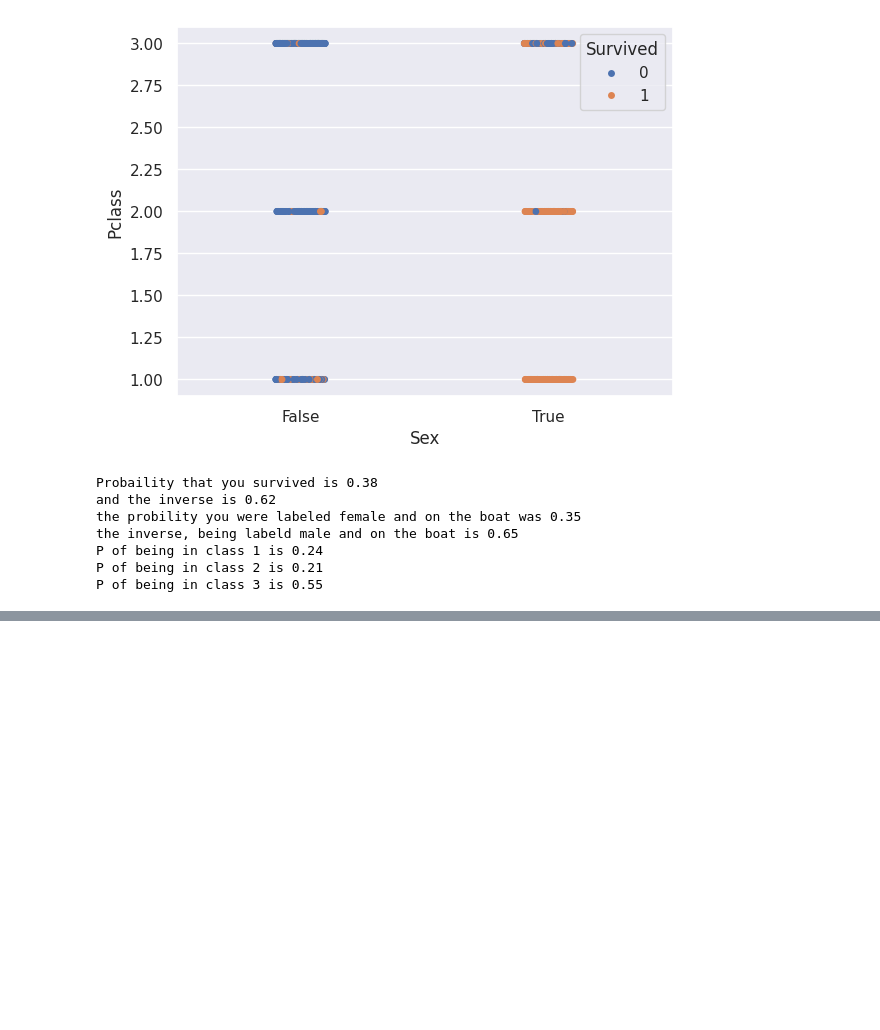
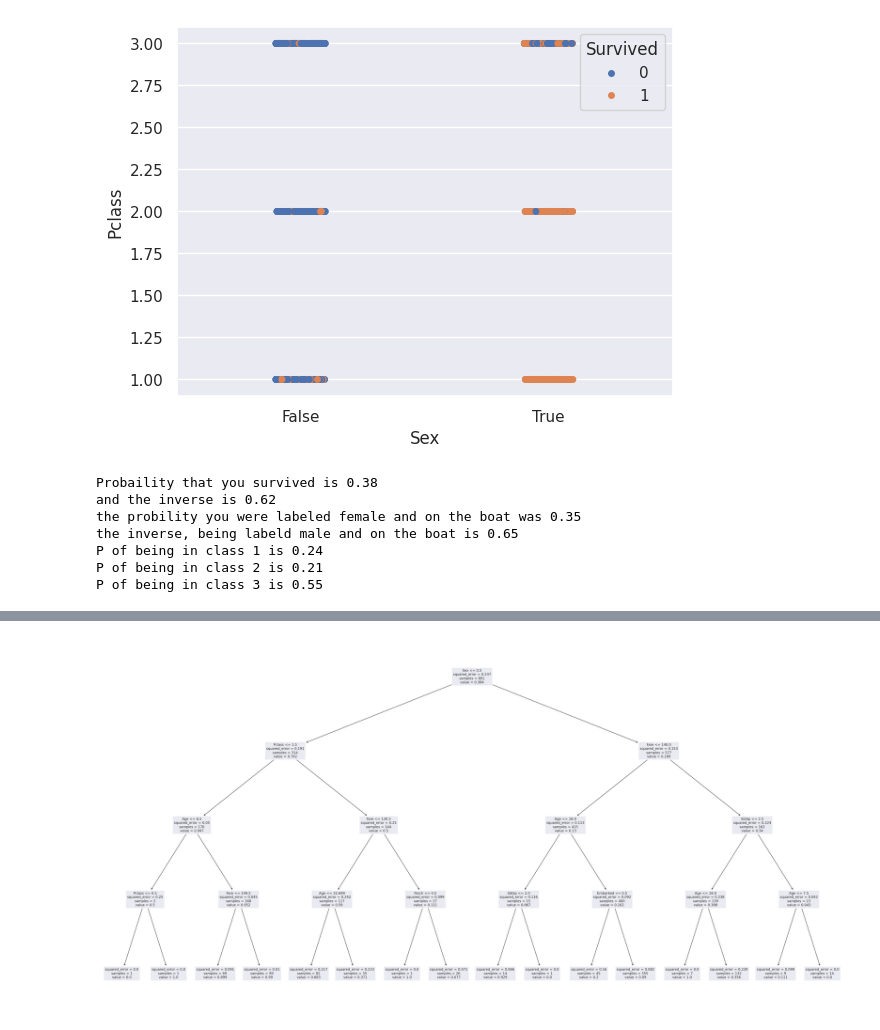
Before and after one commit to AbhikChowdhury6/codingChallenges, a Jupyter notebook: kaggle/competitions/gettingStarted/titanic/titanicExploration.ipynb, the cells around one changed output, grey strips where cells are left out. Cells and saved outputs as stored; diff of their text form; code cells hidden in the pictures; blank space fills up the shorter version.

```diff
--- a/kaggle/competitions/gettingStarted/titanic/titanicExploration.ipynb
+++ b/kaggle/competitions/gettingStarted/titanic/titanicExploration.ipynb
@@ -170,16 +224,14 @@ P of being in class 3 is 0.55
 # %%
-X = train_df[train_df.cols[1:]]
-y = train_df["Survived"]
+
 
 from sklearn.tree import DecisionTreeRegressor
 #specify the model.
 
 #For model reproducibility, set a numeric value for random_state when specifying the model
-iowa_model = DecisionTreeRegressor(random_state=1)
+my_dt = DecisionTreeRegressor(random_state=1, max_depth=4)
 
 # Fit the model
-iowa_model.fit(X,y)
+my_dt.fit(X_train_imp,y)
 
 #p4
-predictions = iowa_model.predict(X)
-print(predictions)
+predictions = my_dt.predict(X_train_imp)
@@ -185,0 +242,9 @@ print(predictions)
+# %%
+from sklearn import tree
+import matplotlib.pyplot as plt
+
+plt.figure(figsize=(40,20), dpi=200)  # set plot size (denoted in inches)
+tree.plot_tree(my_dt, feature_names=X_train_imp.columns, fontsize=10)
+plt.show()
+# %% [output]
+[figure, added]
```
Also changed, not shown: parts of 13 cells of this notebook.
